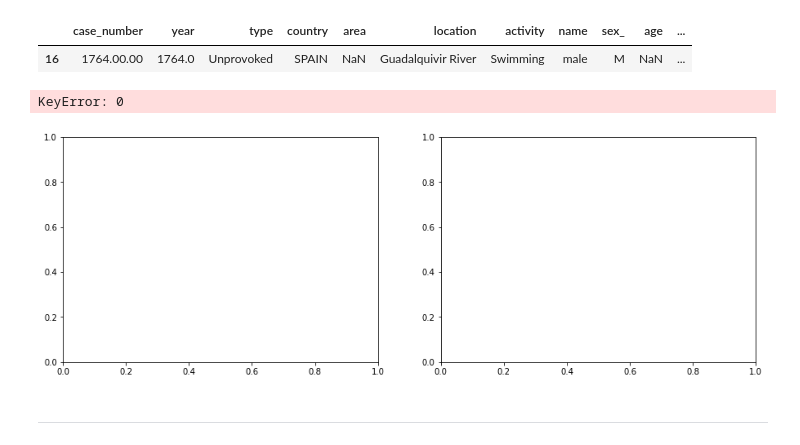
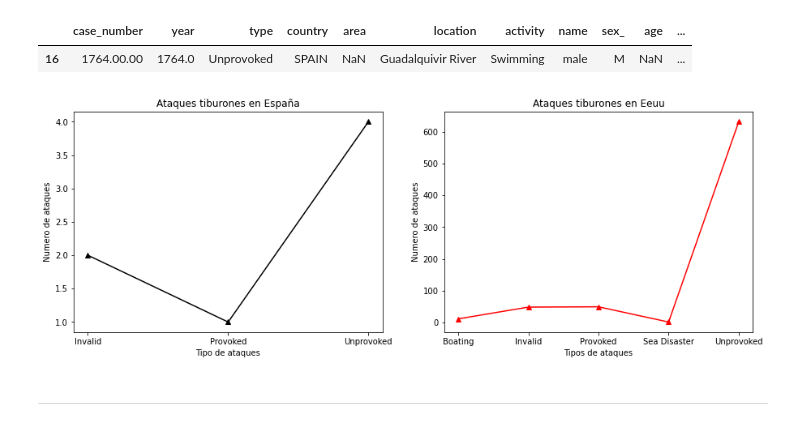
Before and after one commit to natigl/DA-bootcamp-estadistica-pandas-numpy-viz, a Jupyter notebook: visualizacion/pair_programming_visualizacion_2.ipynb, the cells around one changed output. Cells and saved outputs as stored; diff of their text form; code cells hidden in the pictures.

```diff
--- a/visualizacion/pair_programming_visualizacion_2.ipynb
+++ b/visualizacion/pair_programming_visualizacion_2.ipynb
@@ -51,17 +51,27 @@ df_españa.head(1)
 df_eeuu_tipo = pd.DataFrame(df_eeuu.groupby('type')['case_number'].count())
 # %%
 df_españa_tipo  =pd.DataFrame(df_españa.groupby('type')['case_number'].count())
-# %%
-#Establecemos la gráfica
-fig,ax = plt.subplots(1,2, figsize=(15,5))
-
-
-
-# ponemos los titulos a las dos graficas que formaran el subplot
-plt.show()
-# %% [output]
-KeyError: 0
-[figure, removed]
+# %%
+#Establecemos la gráfica
+fig,ax = plt.subplots(1,2, figsize=(15,5))
+
+ax[0].plot(df_españa_tipo, color = 'black', marker='^')
+ax[1].plot(df_eeuu_tipo, color='red', marker='^')
+
+ax[0].set_title(label='Ataques tiburones en España')
+ax[1].set_title(label='Ataques tiburones en Eeuu')
+
+ax[0].set_xlabel('Tipo de ataques')
+ax[1].set_xlabel('Tipos de ataques')
+
+ax[0].set_ylabel('Numero de ataques')
+ax[1].set_ylabel('Numero de ataques')
+
+plt.savefig('Visualizacion-II/ataques_EEUU_España_x_tipo_2000.jpg')
+
+plt.show();
+# %% [output]
+[figure, added]
 # %% [markdown]
 ---
 # %% [markdown]
```
Also changed, not shown: parts of 3 cells of this notebook.
